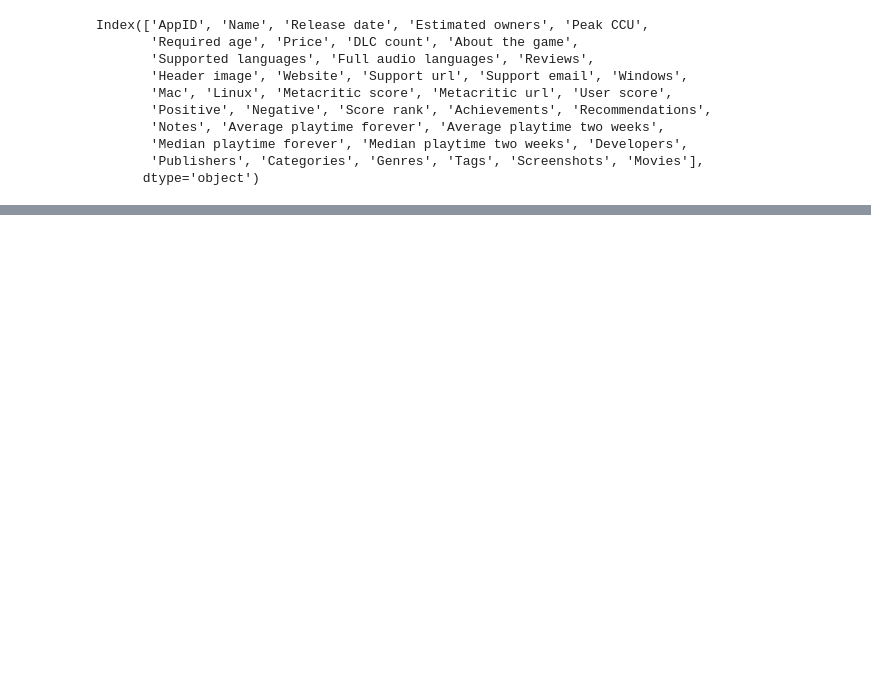
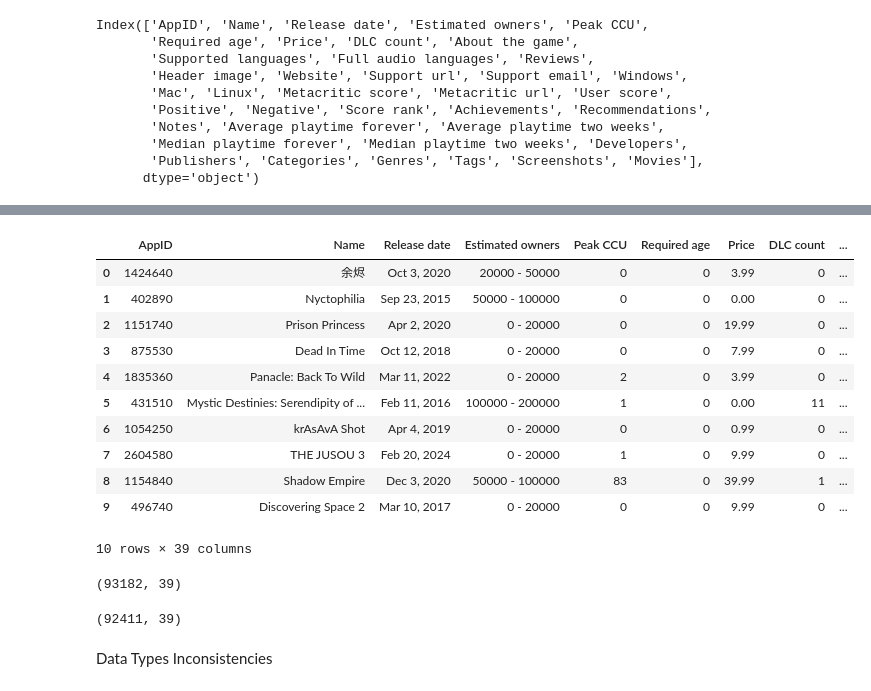
Before and after one commit to lazygirlleen/DataCleaningSteam, a Jupyter notebook: DataCleaningSteam.ipynb, the cells around one changed output, grey strips where cells are left out. Saved outputs shown, nothing was run; the diff lists cells and outputs as text; code cells hidden in the pictures; blank space fills up the shorter version.

```diff
--- a/DataCleaningSteam.ipynb
+++ b/DataCleaningSteam.ipynb
@@ -105,0 +281,19 @@ Index(['AppID', 'Name', 'Release date', 'Estimated owners', 'Peak CCU',
+# %%
+df.head(10)
+# %% [output]
+|  | AppID | Name | Release date | Estimated owners | Peak CCU | Required age | Price | DLC count | ... |
+| 0 | 1424640 | 余烬 | Oct 3, 2020 | 20000 - 50000 | 0 | 0 | 3.99 | 0 | ... |
+| 1 | 402890 | Nyctophilia | Sep 23, 2015 | 50000 - 100000 | 0 | 0 | 0.00 | 0 | ... |
+| 2 | 1151740 | Prison Princess | Apr 2, 2020 | 0 - 20000 | 0 | 0 | 19.99 | 0 | ... |
+| 3 | 875530 | Dead In Time | Oct 12, 2018 | 0 - 20000 | 0 | 0 | 7.99 | 0 | ... |
+| 4 | 1835360 | Panacle: Back To Wild | Mar 11, 2022 | 0 - 20000 | 2 | 0 | 3.99 | 0 | ... |
+| 5 | 431510 | Mystic Destinies: Serendipity of ... | Feb 11, 2016 | 100000 - 200000 | 1 | 0 | 0.00 | 11 | ... |
+| 6 | 1054250 | krAsAvA Shot | Apr 4, 2019 | 0 - 20000 | 0 | 0 | 0.99 | 0 | ... |
+| 7 | 2604580 | THE JUSOU 3 | Feb 20, 2024 | 0 - 20000 | 1 | 0 | 9.99 | 0 | ... |
+| 8 | 1154840 | Shadow Empire | Dec 3, 2020 | 50000 - 100000 | 83 | 0 | 39.99 | 1 | ... |
+| 9 | 496740 | Discovering Space 2 | Mar 10, 2017 | 0 - 20000 | 0 | 0 | 9.99 | 0 | ... |
+10 rows × 39 columns
+# %%
+df.shape
+# %% [output]
+(93182, 39)
@@ -105,0 +302,6 @@ Index(['AppID', 'Name', 'Release date', 'Estimated owners', 'Peak CCU',
+# %%
+df_drop_dup.shape
+# %% [output]
+(92411, 39)
+# %% [markdown]
+Data Types Inconsistencies
```
Also changed, not shown: parts of 27 cells of this notebook.
